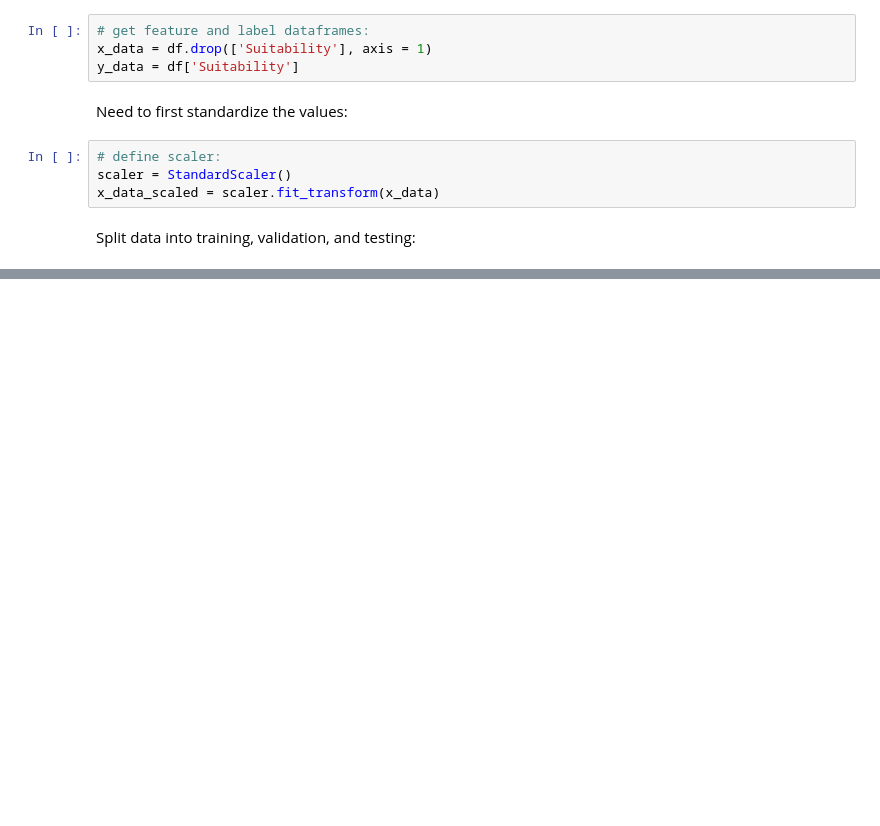
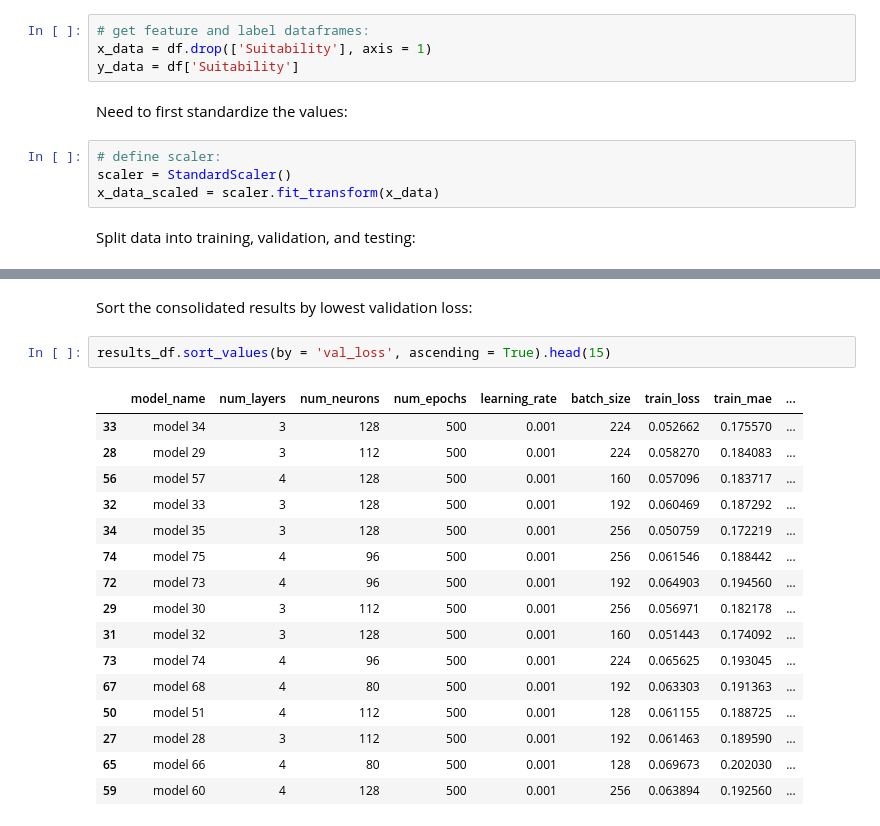
Before and after one commit to MattTidd/Inference-Systems, a Jupyter notebook: Python_Design/ANN_Design/ANN_GridSearch_V2/ANN_V2.ipynb, the cells around one changed output, grey strips where cells are left out. Saved outputs shown, nothing was run; the diff lists cells and outputs as text; blank space fills up the shorter version.

```diff
--- a/Python_Design/ANN_Design/ANN_GridSearch_V2/ANN_V2.ipynb
+++ b/Python_Design/ANN_Design/ANN_GridSearch_V2/ANN_V2.ipynb
@@ -74,0 +266,21 @@ Within this section, a function is defined for instantiating models using the Ke
+# %% [markdown]
+Sort the consolidated results by lowest validation loss:
+# %%
+results_df.sort_values(by = 'val_loss', ascending = True).head(15)
+# %% [output]
+|  | model_name | num_layers | num_neurons | num_epochs | learning_rate | batch_size | train_loss | train_mae | ... |
+| 33 | model 34 | 3 | 128 | 500 | 0.001 | 224 | 0.052662 | 0.175570 | ... |
+| 28 | model 29 | 3 | 112 | 500 | 0.001 | 224 | 0.058270 | 0.184083 | ... |
+| 56 | model 57 | 4 | 128 | 500 | 0.001 | 160 | 0.057096 | 0.183717 | ... |
+| 32 | model 33 | 3 | 128 | 500 | 0.001 | 192 | 0.060469 | 0.187292 | ... |
+| 34 | model 35 | 3 | 128 | 500 | 0.001 | 256 | 0.050759 | 0.172219 | ... |
+| 74 | model 75 | 4 | 96 | 500 | 0.001 | 256 | 0.061546 | 0.188442 | ... |
+| 72 | model 73 | 4 | 96 | 500 | 0.001 | 192 | 0.064903 | 0.194560 | ... |
+| 29 | model 30 | 3 | 112 | 500 | 0.001 | 256 | 0.056971 | 0.182178 | ... |
+| 31 | model 32 | 3 | 128 | 500 | 0.001 | 160 | 0.051443 | 0.174092 | ... |
+| 73 | model 74 | 4 | 96 | 500 | 0.001 | 224 | 0.065625 | 0.193045 | ... |
+| 67 | model 68 | 4 | 80 | 500 | 0.001 | 192 | 0.063303 | 0.191363 | ... |
+| 50 | model 51 | 4 | 112 | 500 | 0.001 | 128 | 0.061155 | 0.188725 | ... |
+| 27 | model 28 | 3 | 112 | 500 | 0.001 | 192 | 0.061463 | 0.189590 | ... |
+| 65 | model 66 | 4 | 80 | 500 | 0.001 | 128 | 0.069673 | 0.202030 | ... |
+| 59 | model 60 | 4 | 128 | 500 | 0.001 | 256 | 0.063894 | 0.192560 | ... |
```
Also changed, not shown: parts of 21 cells of this notebook.
